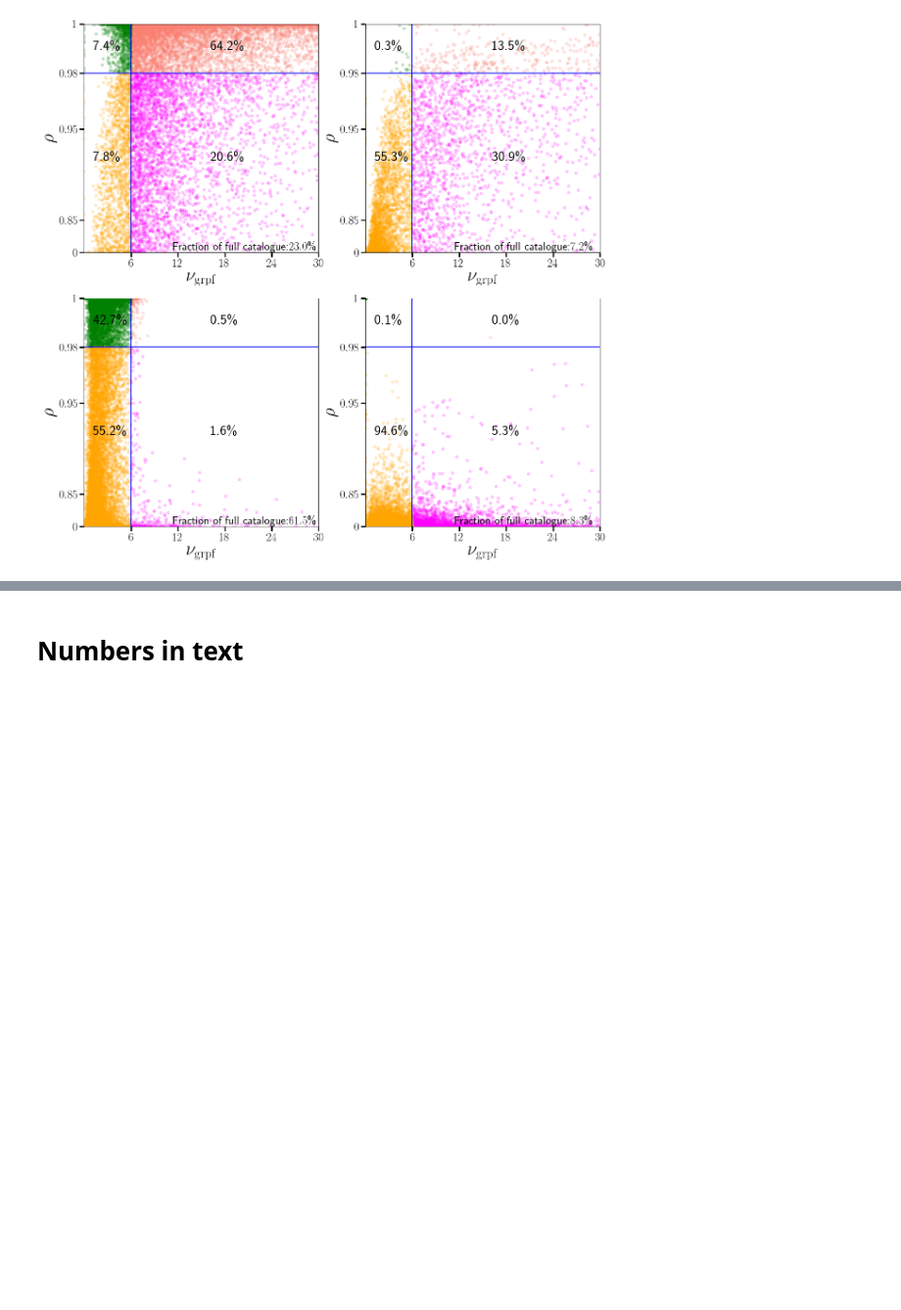
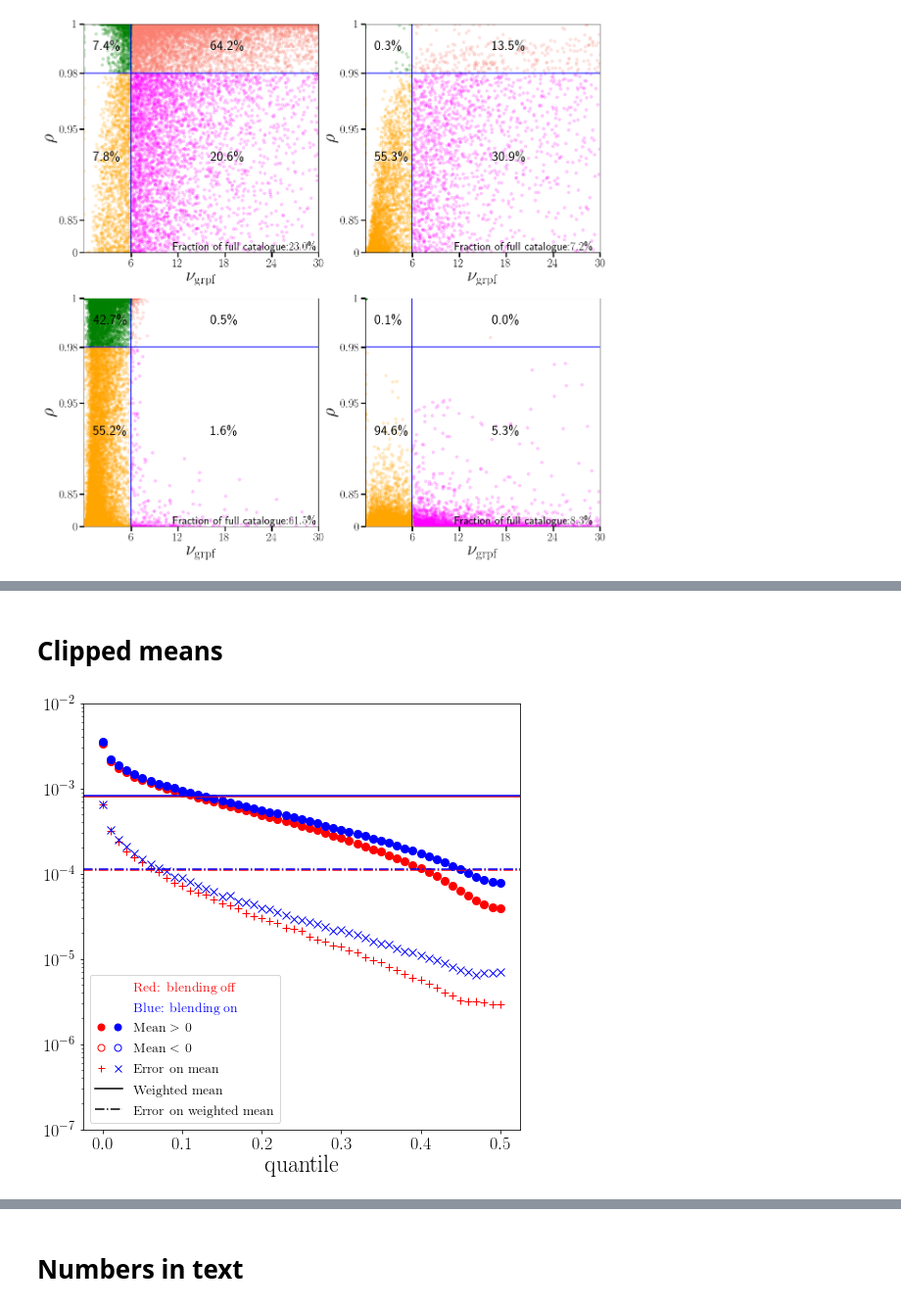
Before and after one commit to ismael-mendoza/wld_code, a Jupyter notebook: notebooks/paper-plots-final.ipynb, the cells around one changed output, grey strips where cells are left out. Shown at 98% size. Cells and saved outputs as stored; diff of their text form; code cells hidden in the pictures; blank space fills up the shorter version.

```diff
--- a/notebooks/paper-plots-final.ipynb
+++ b/notebooks/paper-plots-final.ipynb
@@ -200,0 +234,2 @@ plt.xlim(0,30)
+# %% [markdown]
+# Clipped means
@@ -200,0 +343,2 @@ plt.xlim(0,30)
+# %%
+ps = np.linspace(0, 0.5, 51)
@@ -200,0 +354,10 @@ plt.xlim(0,30)
+# %%
+# pickle.dump((means, errors, means_grp, errors_grp, wmean, wmean_grp, err_wmean, err_wmean_grp),
+#             open(os.path.join(data_dir, "fcats", "errors1.p"), 'wb') )
+means, errors, means_grp, errors_grp, wmean, wmean_grp, err_wmean, err_wmean_grp = pickle.load(
+open(os.path.join(data_dir, "fcats", "errors1.p"), 'rb'), encoding='latin1')
+# %%
+plot_clipped_means(ps, means, errors, means_grp, errors_grp, wmean, err_wmean,
+                   wmean_grp, err_wmean_grp, ylims=[1e-7,1e-2], plot_weighted=True, add_legend=True)
+# %% [output]
+[figure, added]
```
Also changed, not shown: parts of 42 cells of this notebook, 1 other file.
